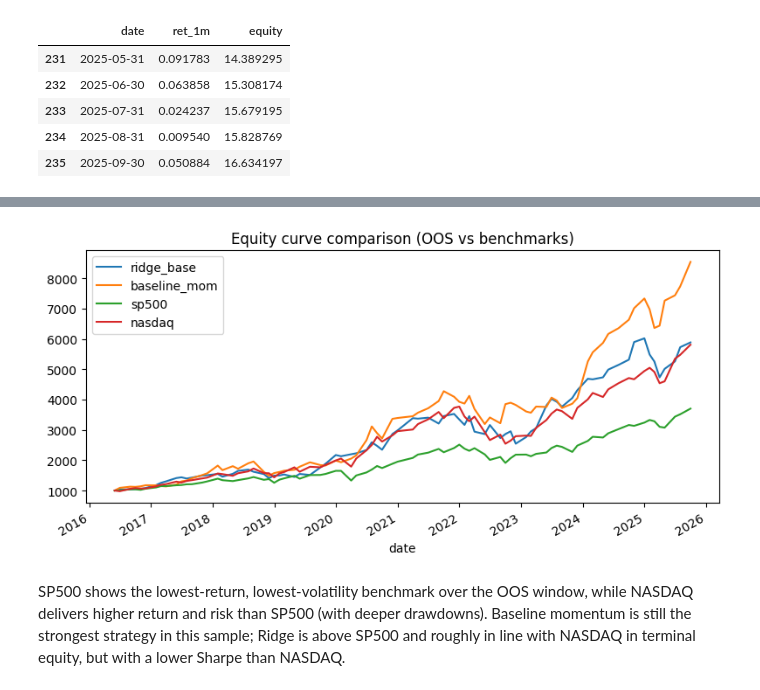
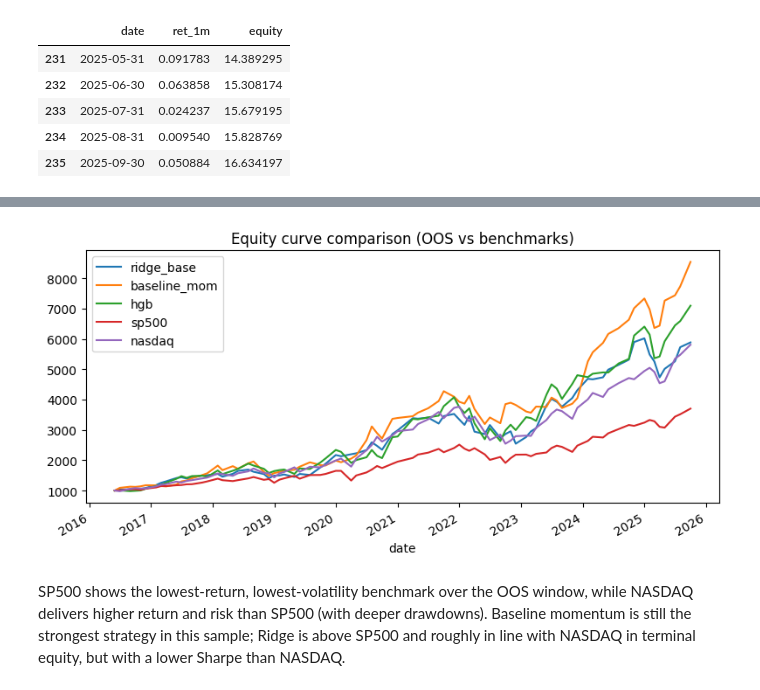
Before and after one commit to IgorDragone/hybrid-stock-prediction-thesis, a Jupyter notebook: notebooks/04_robustness.ipynb, the cells around one changed output, grey strips where cells are left out. Drawn from its saved outputs; the diff is of its cells as text; code cells hidden in the pictures.

```diff
--- a/notebooks/04_robustness.ipynb
+++ b/notebooks/04_robustness.ipynb
@@ -275,6 +275,11 @@ for bench_name, ticker in BENCHMARKS.items():
 # %%
 # Compare benchmarks vs model equity/metrics on OOS window (aligned to UI logic)
 oos_months = pd.Series(oos_base['date']).dt.to_period('M').drop_duplicates()
+
+# Add HGB model to the same comparison window
+if 'oos_hgb' not in globals():
+    oos_hgb = run_model('target_3m', 'score_hgb', features_all, model=build_tree_model())
+summary_hgb, artifacts_hgb = backtest_from_scores(oos_hgb, {'hgb': 'score_hgb'}, bt_cfg)
 
 bench_rows = []
 bench_curves = {}
@@ -298,15 +303,16 @@ for bench_name, bench_df in bench_data.items():
 
 bench_df_rows = pd.DataFrame(bench_rows)
 
-# Compare metrics (ridge vs baseline vs benchmarks)
+# Compare metrics (ridge + baseline + hgb vs benchmarks)
 base_cols = ['model','mean_monthly_return','vol_monthly','sharpe','cagr','max_drawdown','mean_turnover','hit_rate']
-summary_compare = pd.concat([summary_base[base_cols], bench_df_rows[base_cols]], ignore_index=True)
+summary_compare = pd.concat([summary_base[base_cols], summary_hgb[base_cols], bench_df_rows[base_cols]], ignore_index=True)
 display(summary_compare)
 
 # Equity curve comparison (models + benchmarks), with common-date rebasing to 1000
 series = {
     'ridge_base': artifacts_base['ridge_base']['equity'],
     'baseline_mom': artifacts_base['baseline_mom']['equity'],
+    'hgb': artifacts_hgb['hgb']['equity'],
 }
 series.update(bench_curves)
 
@@ -330,4 +337,4 @@ plt.tight_layout()
-[figure, old version]
+[figure, new version]
 # %% [markdown]
 SP500 shows the lowest-return, lowest-volatility benchmark over the OOS window, while NASDAQ delivers higher return and risk than SP500 (with deeper drawdowns).
 Baseline momentum is still the strongest strategy in this sample; Ridge is above SP500 and roughly in line with NASDAQ in terminal equity, but with a lower Sharpe than NASDAQ.
```
Also changed, not shown: parts of 1 cell of this notebook, 9 other files.
